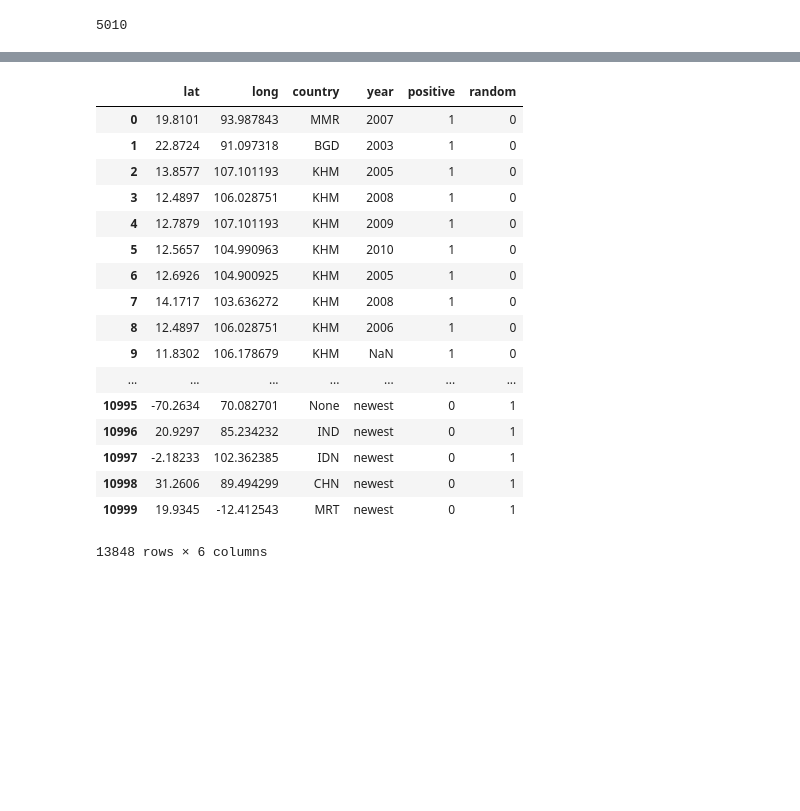
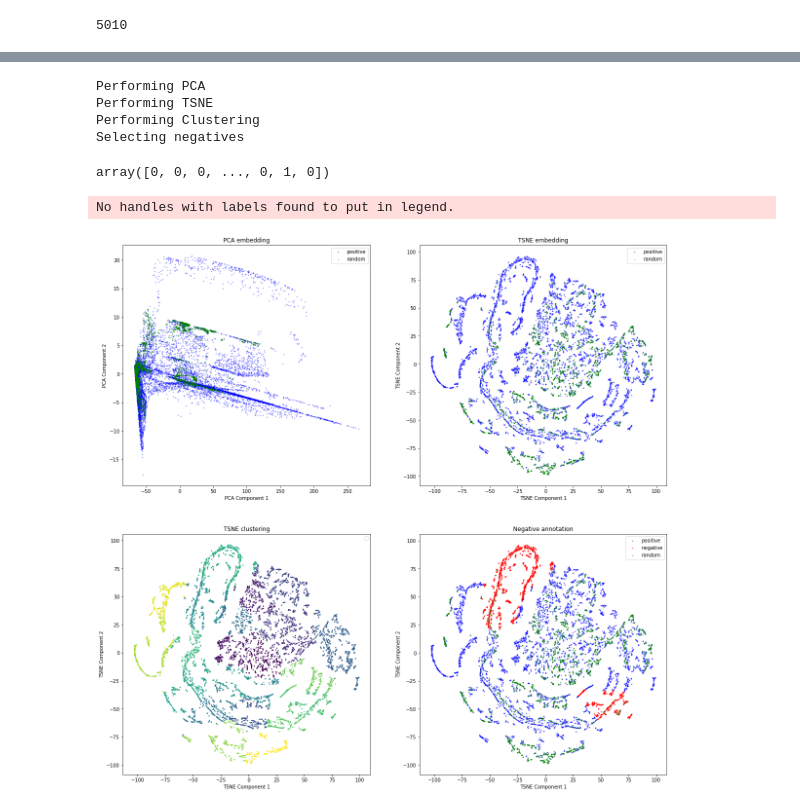
Before and after one commit to thiesgehrmann/JuSiPy_Asser, a Jupyter notebook: 1_pipeline_features.ipynb, the cells around one changed output, grey strips where cells are left out. Cells and saved outputs as stored; diff of their text form; code cells hidden in the pictures; blank space fills up the shorter version.

Commit message:
Added Negative pipeline in jusipy.deals.Negative

```diff
--- a/1_pipeline_features.ipynb
+++ b/1_pipeline_features.ipynb
@@ -119,21 +96,17 @@ random_points.to_pickle('data/10000_random_points.pkl')
-# %%
-all_points
-# %% [output]
-|  | lat | long | country | year | positive | random |
-| 0 | 19.8101 | 93.987843 | MMR | 2007 | 1 | 0 |
-| 1 | 22.8724 | 91.097318 | BGD | 2003 | 1 | 0 |
-| 2 | 13.8577 | 107.101193 | KHM | 2005 | 1 | 0 |
-| 3 | 12.4897 | 106.028751 | KHM | 2008 | 1 | 0 |
-| 4 | 12.7879 | 107.101193 | KHM | 2009 | 1 | 0 |
-| 5 | 12.5657 | 104.990963 | KHM | 2010 | 1 | 0 |
-| 6 | 12.6926 | 104.900925 | KHM | 2005 | 1 | 0 |
-| 7 | 14.1717 | 103.636272 | KHM | 2008 | 1 | 0 |
-| 8 | 12.4897 | 106.028751 | KHM | 2006 | 1 | 0 |
-| 9 | 11.8302 | 106.178679 | KHM | NaN | 1 | 0 |
-| ... | ... | ... | ... | ... | ... | ... |
-| 10995 | -70.2634 | 70.082701 | None | newest | 0 | 1 |
-| 10996 | 20.9297 | 85.234232 | IND | newest | 0 | 1 |
-| 10997 | -2.18233 | 102.362385 | IDN | newest | 0 | 1 |
-| 10998 | 31.2606 | 89.494299 | CHN | newest | 0 | 1 |
-| 10999 | 19.9345 | -12.412543 | MRT | newest | 0 | 1 |
-13848 rows × 6 columns
+# %%
+latlong_features = latlong_features.drop(columns=['coding_error_do_not_use_feature'])
+# %%
+neg = jusipy.deals.Negative(all_points, latlong_features, autorun=False)
+# %%
+neg.run(bandwidth=20)
+# %% [output]
+Performing PCA
+Performing TSNE
+Performing Clustering
+Selecting negatives
+array([0, 0, 0, ..., 0, 1, 0])
+# %%
+fig, axes = neg.plot()
+# %% [output]
+No handles with labels found to put in legend.
+[figure, added]
```
Also changed, not shown: parts of 4 cells of this notebook, 4 other files.
